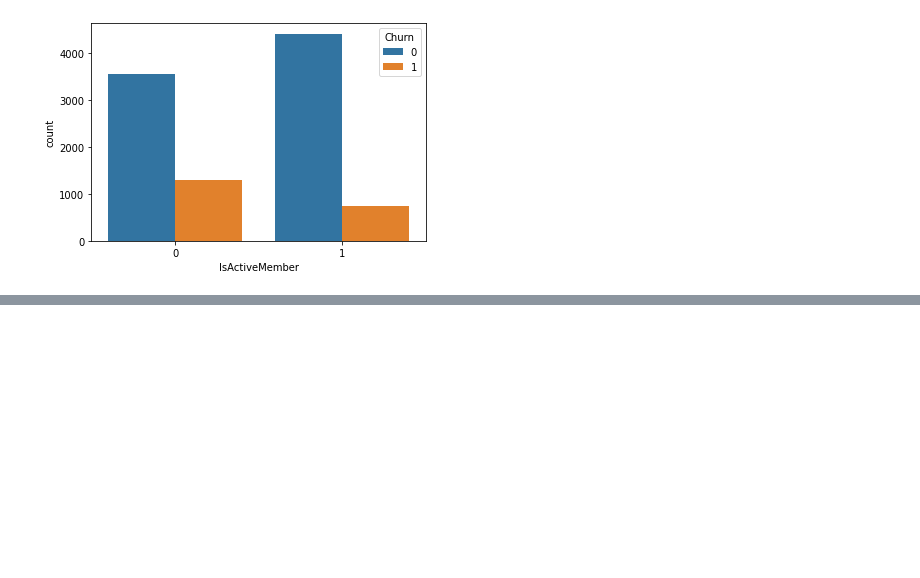
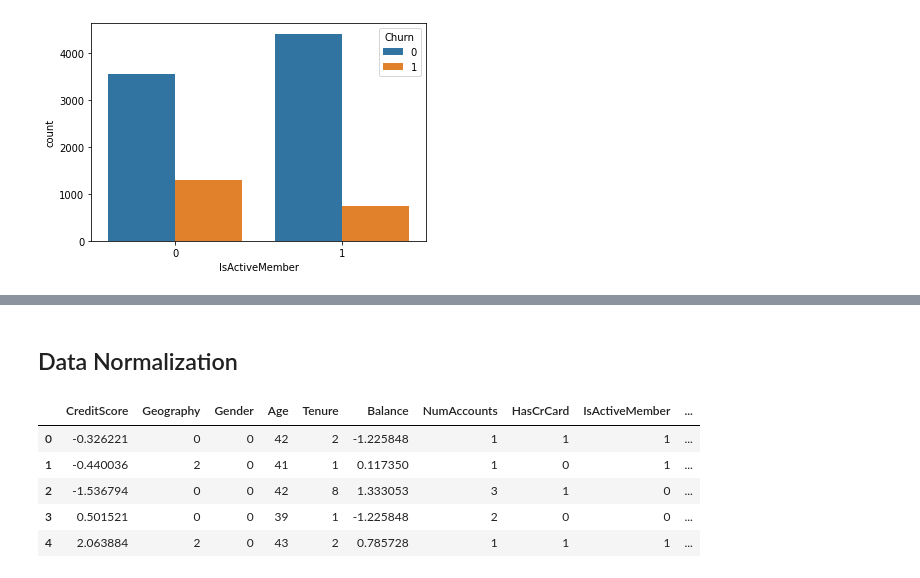
Before and after one commit to arnavakula/churn-prediction, a Jupyter notebook: manav_churn_rate_analysis.ipynb, the cells around one changed output, grey strips where cells are left out. Drawn from its saved outputs; the diff is of its cells as text; code cells hidden in the pictures; blank space fills up the shorter version.

```diff
--- a/manav_churn_rate_analysis.ipynb
+++ b/manav_churn_rate_analysis.ipynb
@@ -241,0 +283,2 @@ sns.countplot(data=df,x='IsActiveMember',hue='Churn')
+# %% [markdown]
+## Data Normalization
@@ -241,0 +293,9 @@ sns.countplot(data=df,x='IsActiveMember',hue='Churn')
+# %%
+df.head()
+# %% [output]
+|  | CreditScore | Geography | Gender | Age | Tenure | Balance | NumAccounts | HasCrCard | IsActiveMember | ... |
+| 0 | -0.326221 | 0 | 0 | 42 | 2 | -1.225848 | 1 | 1 | 1 | ... |
+| 1 | -0.440036 | 2 | 0 | 41 | 1 | 0.117350 | 1 | 0 | 1 | ... |
+| 2 | -1.536794 | 0 | 0 | 42 | 8 | 1.333053 | 3 | 1 | 0 | ... |
+| 3 | 0.501521 | 0 | 0 | 39 | 1 | -1.225848 | 2 | 0 | 0 | ... |
+| 4 | 2.063884 | 2 | 0 | 43 | 2 | 0.785728 | 1 | 1 | 1 | ... |
```
Also changed, not shown: parts of 12 cells of this notebook.
